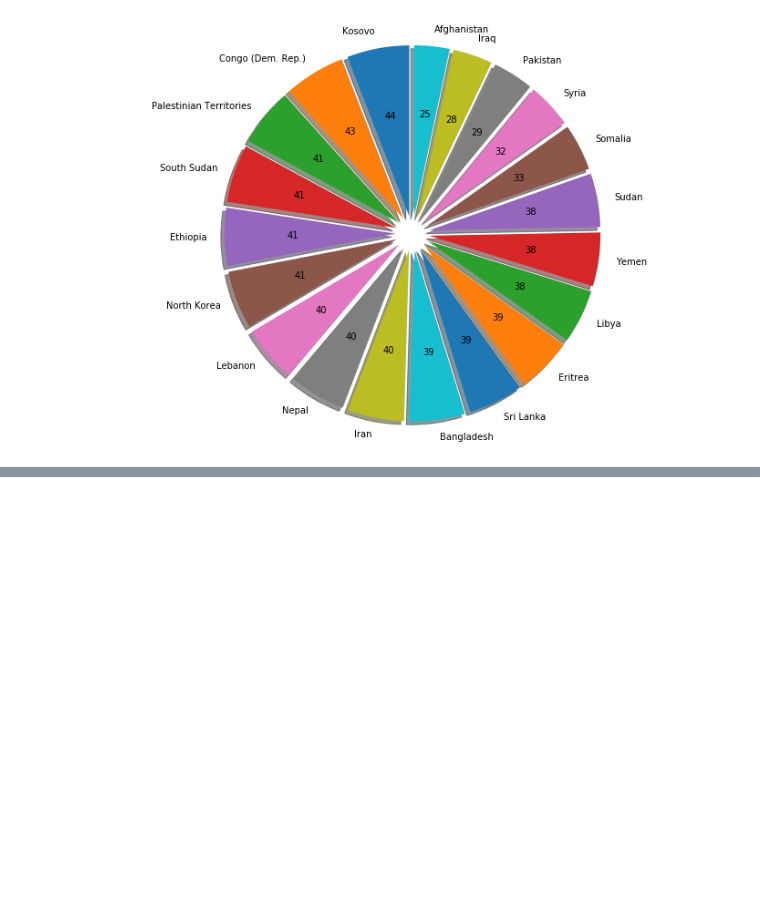
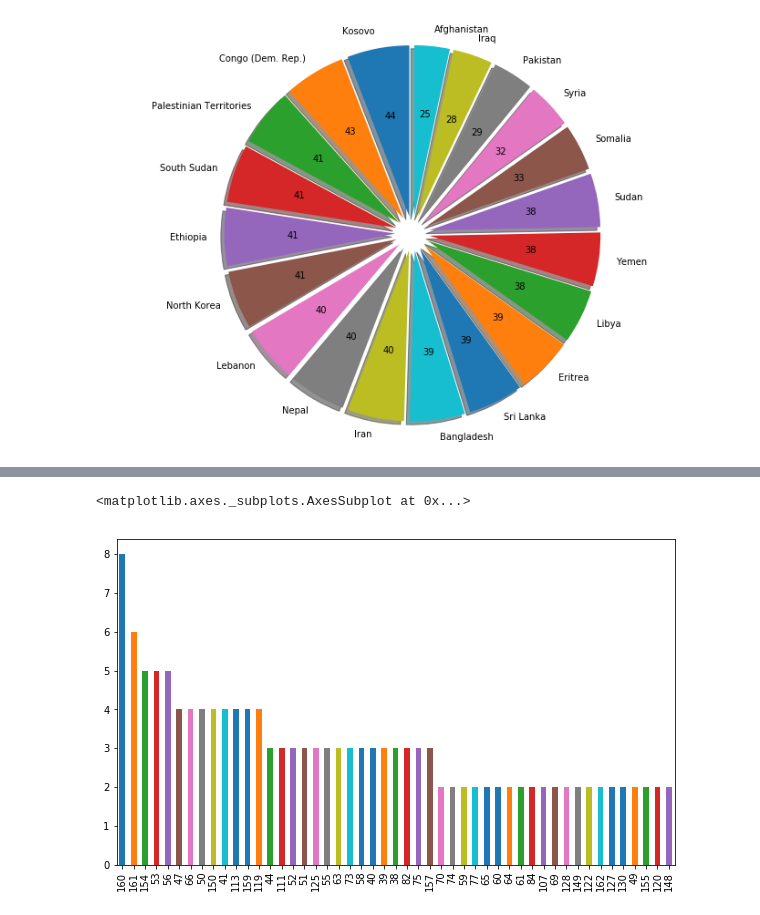
Before and after one commit to venkatsgithub1/Passport_Scores_2018, a Jupyter notebook: Countries_2018_Passport_scores.ipynb, the cells around one changed output, grey strips where cells are left out. Drawn from its saved outputs; the diff is of its cells as text; code cells hidden in the pictures; blank space fills up the shorter version.

```diff
--- a/Countries_2018_Passport_scores.ipynb
+++ b/Countries_2018_Passport_scores.ipynb
@@ -58,0 +83,6 @@ fig.set_size_inches(10,7)
+# %%
+# scores containing more than 1 country.
+bucket_counts.loc[bucket_counts[bucket_counts.index]>1].plot(kind='bar', figsize=(10,6))
+# %% [output]
+<matplotlib.axes._subplots.AxesSubplot at 0x...>
+[figure, added]
```
Also changed, not shown: parts of 3 cells of this notebook.
